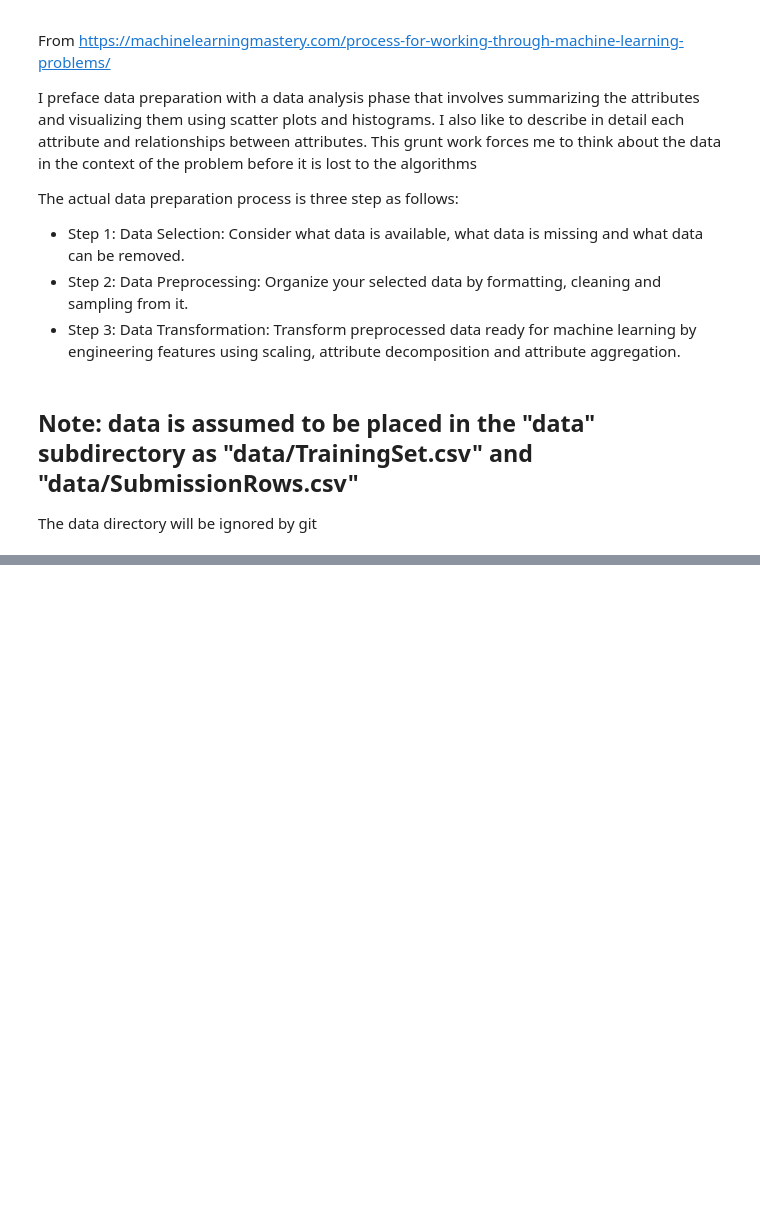
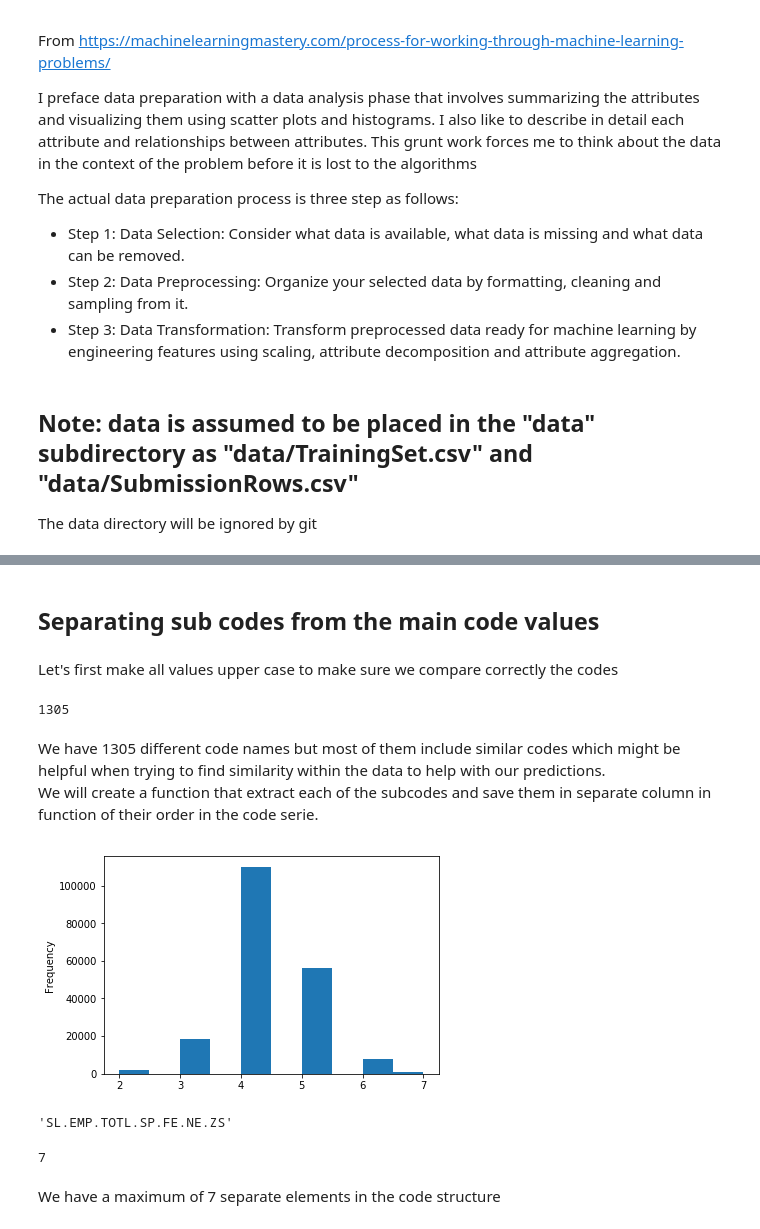
Before and after one commit to machine-learning-study-group/time-series-millenium-goals, a Jupyter notebook: 2-prepare-data.ipynb, the cells around one changed output, grey strips where cells are left out. Drawn from its saved outputs; the diff is of its cells as text; code cells hidden in the pictures; blank space fills up the shorter version.

```diff
--- a/2-prepare-data.ipynb
+++ b/2-prepare-data.ipynb
@@ -239,0 +303,29 @@ no_nans.head()
+# %% [markdown]
+## Separating sub codes from the main code values
+# %% [markdown]
+Let's first make all values upper case to make sure we compare correctly the codes
+# %%
+df.Series_Code = df.Series_Code.str.upper()
+# %%
+df.Series_Code.nunique()
+# %% [output]
+1305
+# %% [markdown]
+We have 1305 different code names but most of them include similar codes which might be helpful when trying to find similarity within the data to help with our predictions.
+We will create a function that extract each of the subcodes and save them in separate column in function of their order in the code serie.
+# %%
+# Exploring the code structure
+df.Series_Code.apply(lambda x: len(x.split('.'))).plot(kind='hist');
+# %% [output]
+[figure, added]
+# %%
+row_longest_code_serie = df.Series_Code.apply(lambda x: len(x.split('.'))).idxmax()
+df.loc[row_longest_code_serie, 'Series_Code']
+# %% [output]
+'SL.EMP.TOTL.SP.FE.NE.ZS'
+# %%
+len(df.loc[row_longest_code_serie, 'Series_Code'].split('.'))
+# %% [output]
+7
+# %% [markdown]
+We have a maximum of 7 separate elements in the code structure
```
Also changed, not shown: parts of 121 cells of this notebook.
